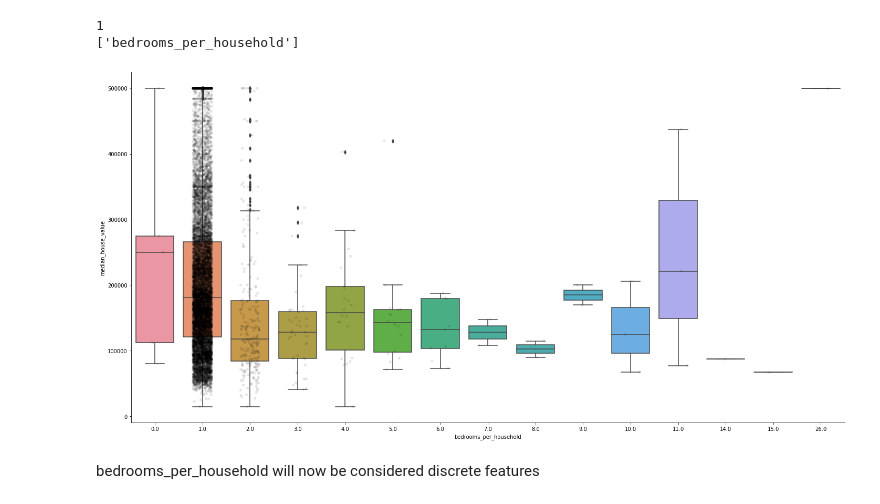
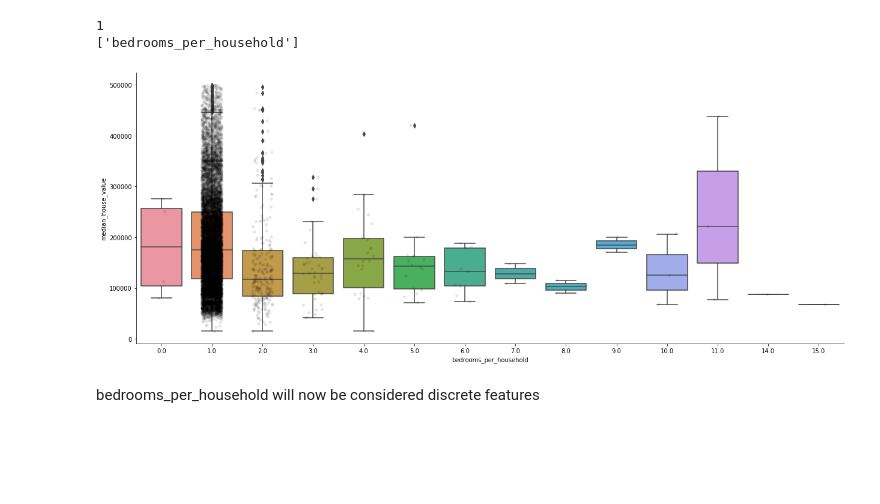
Before and after one commit to ovokpus/House-Price-Model-Pipeline, a Jupyter notebook: 01_research-and-development/data-analysis.ipynb, the cells around one changed output. Saved outputs shown, nothing was run; the diff lists cells and outputs as text; code cells hidden in the pictures; blank space fills up the shorter version.

Commit message:
finished model training

```diff
--- a/01_research-and-development/data-analysis.ipynb
+++ b/01_research-and-development/data-analysis.ipynb
@@ -213 +210,18 @@ We can see that the target is continuous, and the distribution is skewed to the
 Let us improve the value spread with a mathematical transformation. We will compare log transform with the Yeo-Johnson Transformation
+# %%
+train_df = train_df[train_df['median_house_value'] < 500000]
+test_df = test_df[test_df['median_house_value'] < 500000]
+
+plt.figure(figsize=(20, 6))
+
+plt.subplot(1,2,1)
+plt.title('Median House Value Boxplot')
+sns.boxplot(x=train_df['median_house_value'], color='r')
+plt.xlabel('House Value')
+
+plt.subplot(1,2,2)
+plt.title('House Value Distribution Histogram')
+train_df['median_house_value'].hist(bins=50, density=True)
+plt.ylabel('number of homes')
+plt.xlabel('House Value')
+plt.show()
@@ -365,12 +369,12 @@ print(discrete_vars)
 # %%
 for var in discrete_vars:
     # make boxplot with Catplot
-    sns.catplot(x=var, y='median_house_value', data=train_df, kind="box", height=10, aspect=2)
+    sns.catplot(x=var, y='median_house_value', data=train_df, kind="box", height=7, aspect=2.5)
     # add data points to boxplot with stripplot
     sns.stripplot(x=var, y='median_house_value', data=train_df, jitter=0.2, alpha=0.1, color='k')
     plt.show()
 # %% [output]
-[figure, old version]
+[figure, new version]
 # %% [markdown]
 bedrooms_per_household will now be considered discrete features
 # %% [markdown]
```
Also changed, not shown: parts of 30 cells of this notebook, 6 other files.
